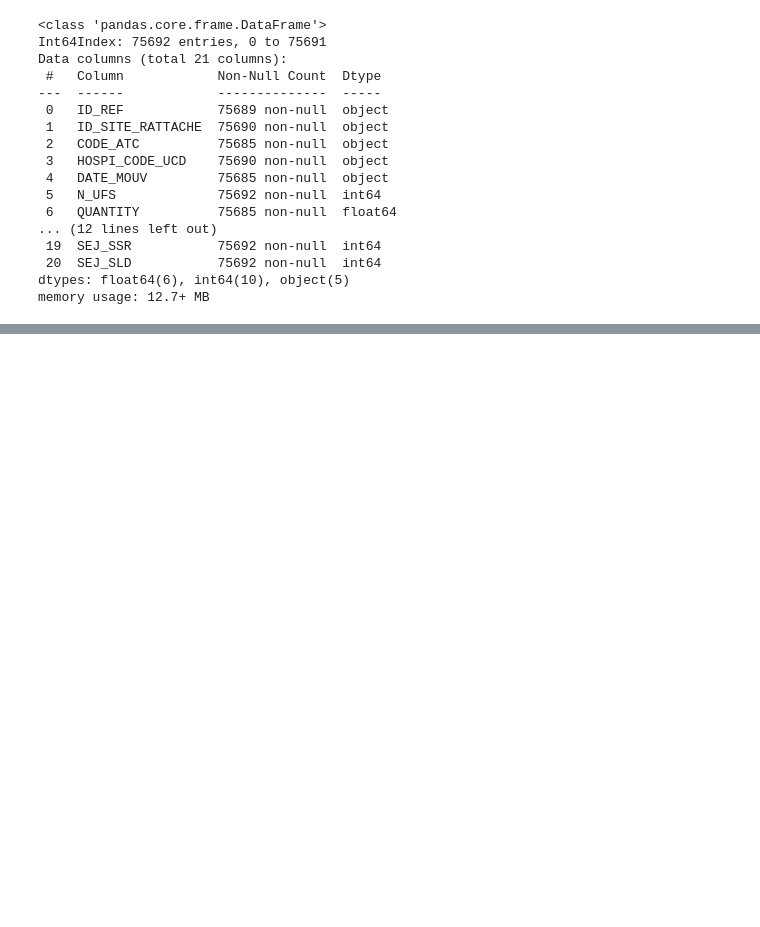
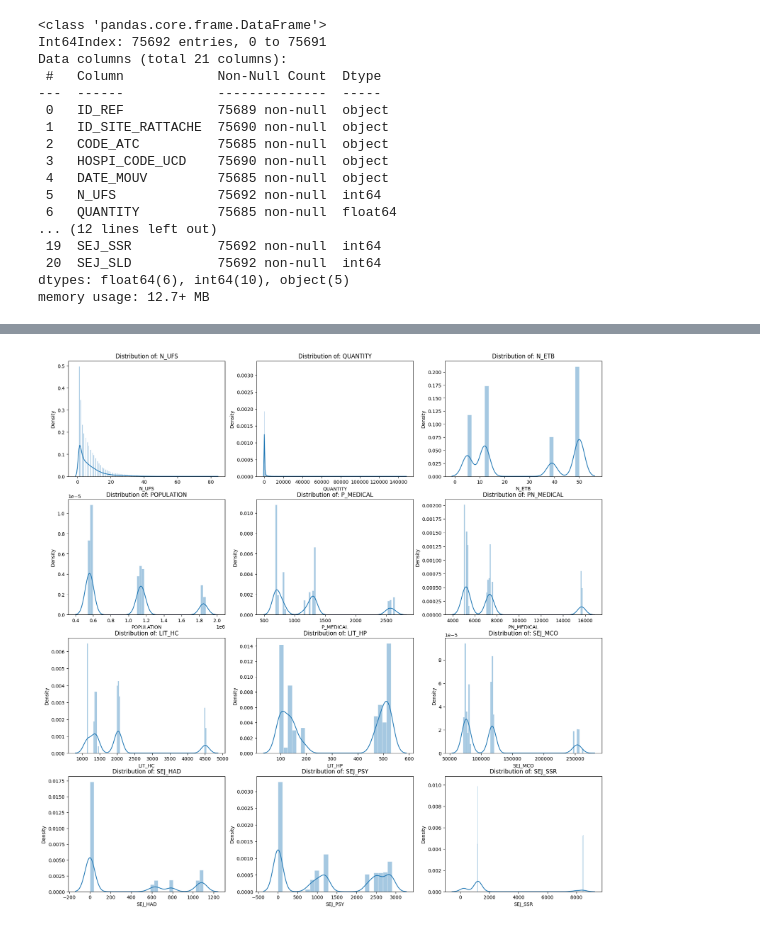
Before and after one commit to douglasmmachado/MedicineConsumption, a Jupyter notebook: Exploratory_Data_Analysis.ipynb, the cells around one changed output, grey strips where cells are left out. Drawn from its saved outputs; the diff is of its cells as text; code cells hidden in the pictures; blank space fills up the shorter version.

```diff
--- a/Exploratory_Data_Analysis.ipynb
+++ b/Exploratory_Data_Analysis.ipynb
@@ -122,0 +248,18 @@ non_null = df.HOSPI_CODE_UCD.count()
+# %%
+'''
+  Plot of distribution for the numerical features before removing the outliers
+'''
+
+fig, axes = plt.subplots(4, 3,sharex=False, figsize=(20,20))
+
+i = 0
+j = 0
+for column in numerical_features:
+  sns.histplot(df[column], kde=True, stat="density", kde_kws=dict(cut=3),alpha=.4, edgecolor=(1, 1, 1, .4),ax=axes[i, j]).set(title='Distribution of: ' + str(column))
+  if j == 2:
+    i += 1
+    j = 0
+  else:
+    j+=1
+# %% [output]
+[figure, added]
```
Also changed, not shown: parts of 25 cells of this notebook.
